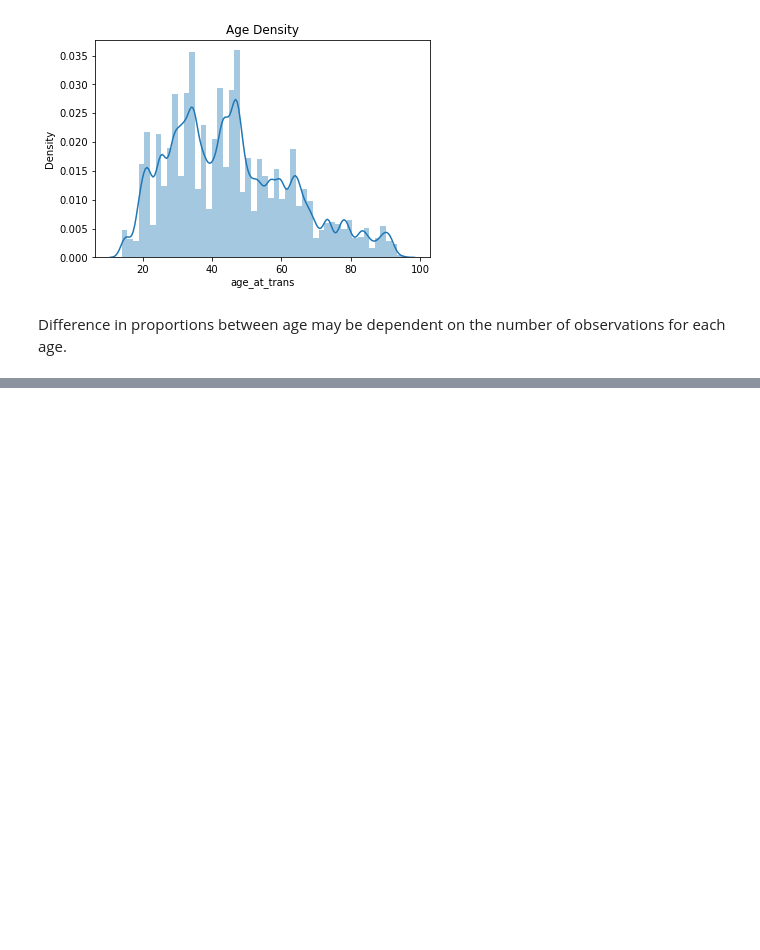
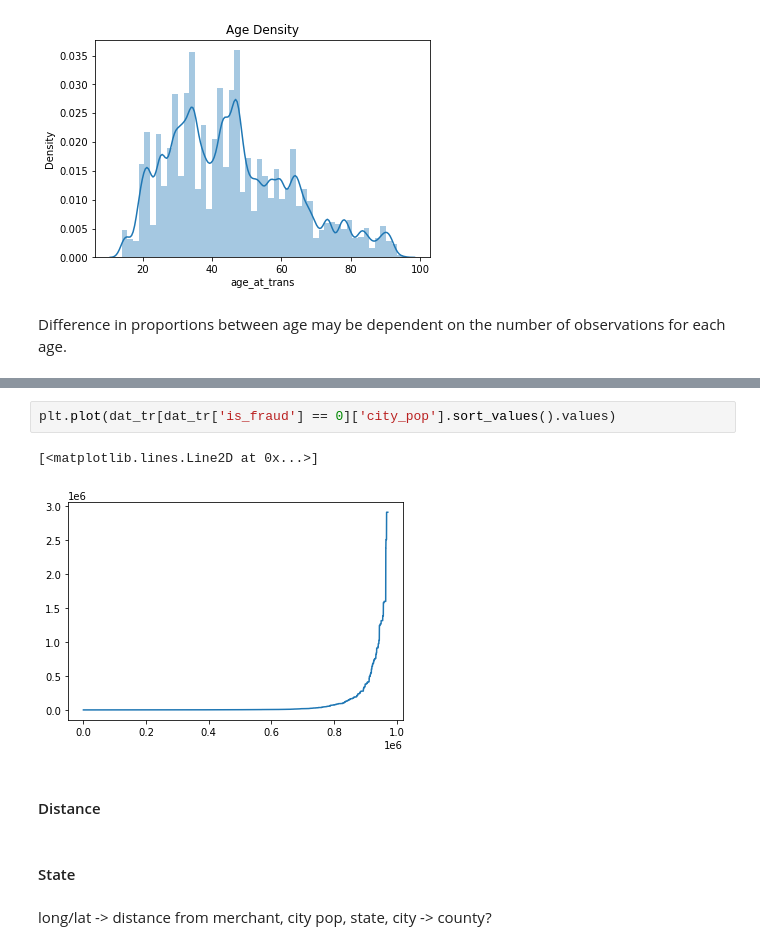
Before and after one commit to anabellafalk/cc_fraud_detection, a Jupyter notebook: eda.ipynb, the cells around one changed output, grey strips where cells are left out. Cells and saved outputs as stored; diff of their text form; blank space fills up the shorter version.

```diff
--- a/eda.ipynb
+++ b/eda.ipynb
@@ -502,0 +508,11 @@ identity_cols
+# %%
+plt.plot(dat_tr[dat_tr['is_fraud'] == 0]['city_pop'].sort_values().values)
+# %% [output]
+[<matplotlib.lines.Line2D at 0x...>]
+[figure, added]
+# %% [markdown]
+#### Distance
+# %% [markdown]
+#### State
+# %% [markdown]
+long/lat -> distance from merchant, city pop, state, city -> county?
```
Also changed, not shown: parts of 4 cells of this notebook.
